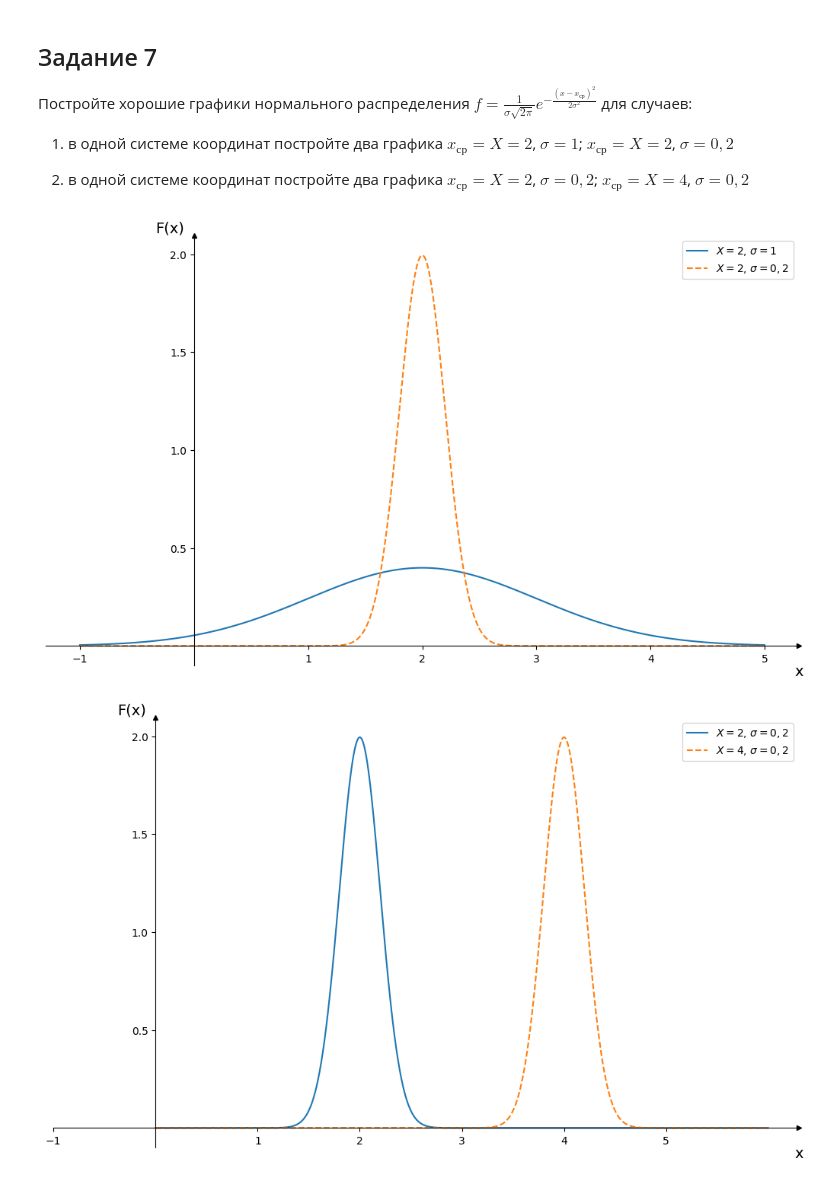
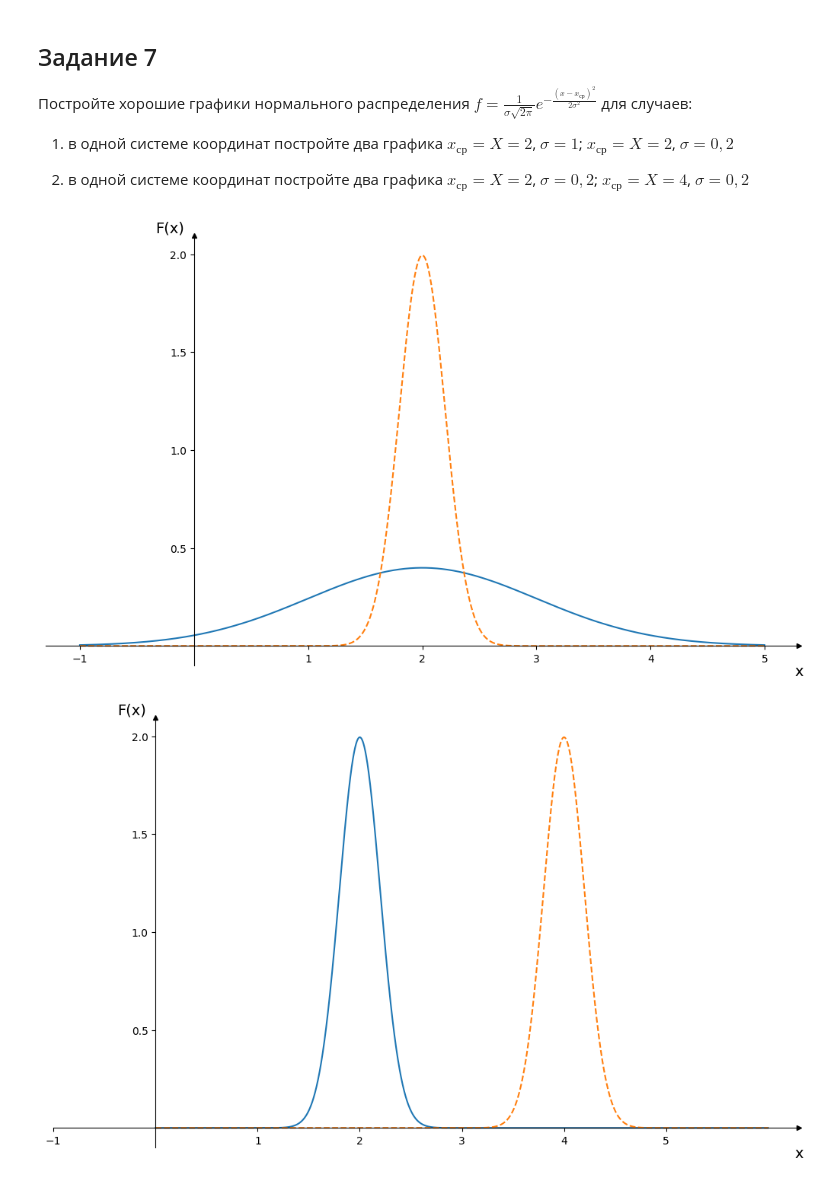
Before and after one commit to abezpalov/lab, a Jupyter notebook: 2022 - physics/home works/ph-dz-02.ipynb, the cells around one changed output. Saved outputs shown, nothing was run; the diff lists cells and outputs as text; code cells hidden in the pictures.

```diff
--- a/2022 - physics/home works/ph-dz-02.ipynb
+++ b/2022 - physics/home works/ph-dz-02.ipynb
@@ -84,35 +84,35 @@ sigma = 0.2
 y = (np.exp(- (x - X)**2 / (2 * sigma**2))) / (sigma * (2 * np.pi)**0.5)
 ax.plot(x, y, linestyle='--', label=rf'$X=2$, $\sigma=0,2$')
 
 # Рисуем оси
 ax.spines[['top', 'right']].set_visible(False)
 ax.spines[['top', 'right']].set_visible(False)
 ax.spines['bottom'].set_position('zero')
 ax.spines['left'].set_position('zero')
 
 # Рисуем стрелочки
 arrow_fmt = dict(markersize=4, color='black', clip_on=False)
 ax.plot((1), (0), marker='>', transform=ax.get_yaxis_transform(), **arrow_fmt)
 ax.plot((0), (1), marker='^', transform=ax.get_xaxis_transform(), **arrow_fmt)
 
 # Create 'x' and 'y' labels placed at the end of the axes
 ax.set_xlabel('x', size=14, labelpad=0, x=1.)
 ax.set_ylabel('F(x)', size=14, labelpad=0, y=1., rotation=0)
 
 # Create custom major ticks to determine position of tick labels
 x_frequency, y_frequency = 1., .5
 xmin, xmax, ymin, ymax = -1., 5.+x_frequency, 0., 2. + y_frequency
 x_ticks = np.arange(xmin, xmax, x_frequency)
 y_ticks = np.arange(ymin, ymax, y_frequency)
 ax.set_xticks(x_ticks[x_ticks**2 > 0.005])
 ax.set_yticks(y_ticks[y_ticks > 0.1])
 
 # Выводим оба графика
 ax.set_title('')
-ax.legend()
+# ax.legend()
 ax.grid(False);
 # %% [output]
-[figure, old version]
+[figure, new version]
 # %%
 fig, ax = plt.subplots(figsize=(10, 6), layout='constrained')
 x = np.arange(0., 6., 0.001)
@@ -154,7 +154,7 @@ ax.set_yticks(y_ticks[y_ticks > 0.1])
 
 # Выводим оба графика
 ax.set_title('')
-ax.legend()
+# ax.legend()
 ax.grid(False);
 # %% [output]
-[figure, old version]
+[figure, new version]
```
Also changed, not shown: parts of 1 cell of this notebook, 1 other file.
